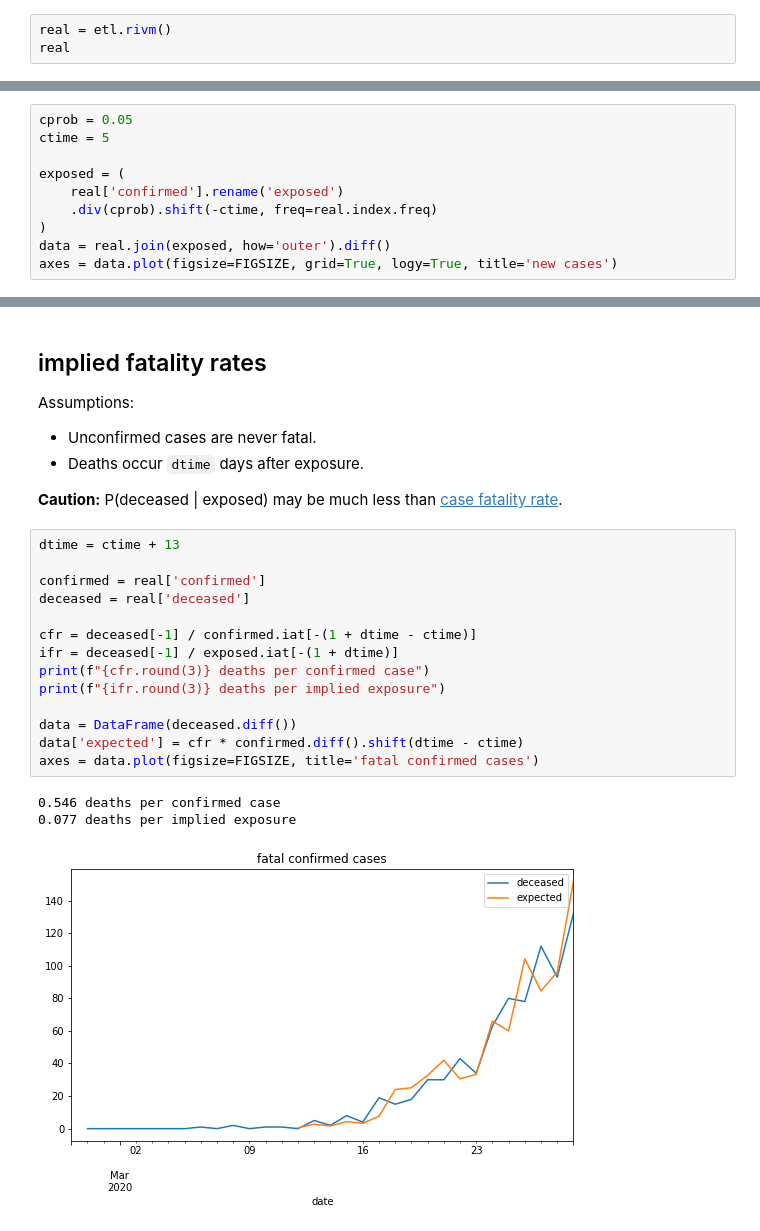
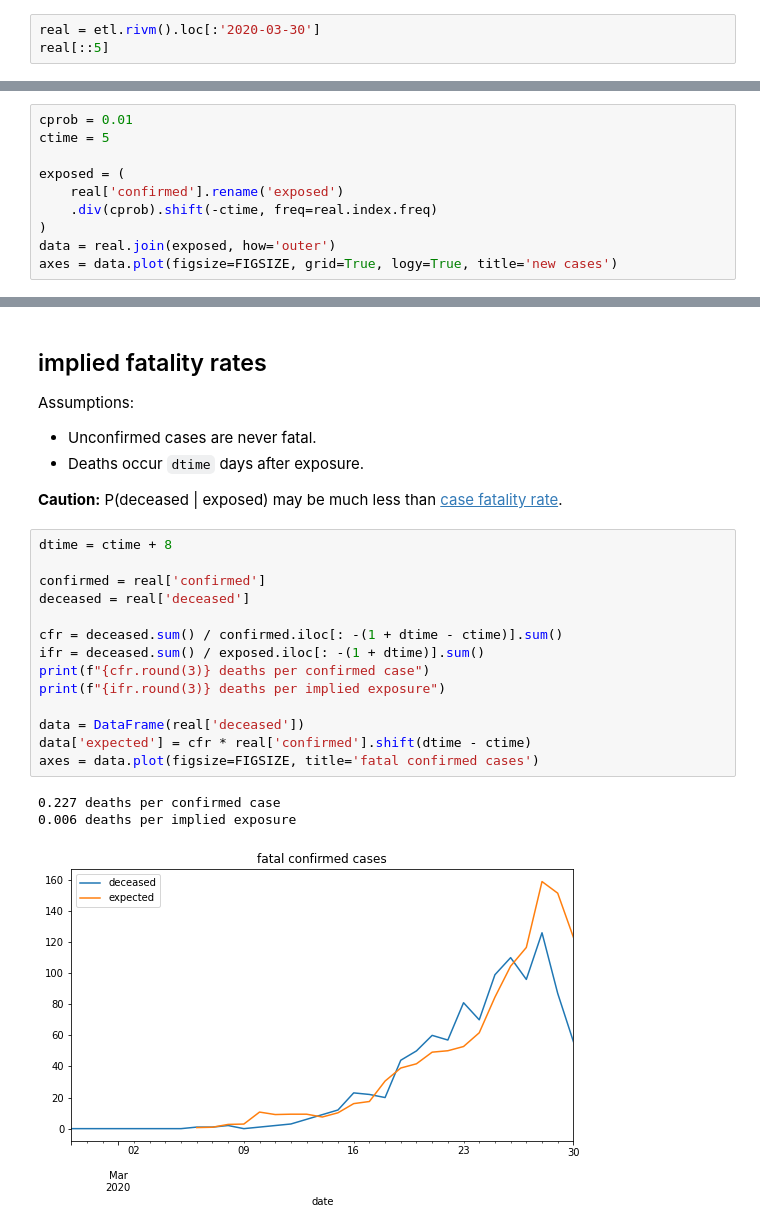
Before and after one commit to samkennerly/covid19, a Jupyter notebook: books/implied.ipynb, the cells around one changed output, grey strips where cells are left out. Drawn from its saved outputs; the diff is of its cells as text.

```diff
--- a/books/implied.ipynb
+++ b/books/implied.ipynb
@@ -21,8 +20,8 @@ Load examples from [CoronaWatchNL] via jonathandebruinos@gmail.com.
 
 [CoronaWatchNL]: https://github.com/J535D165/CoronaWatchNL
 # %%
-real = etl.rivm()
-real
+real = etl.rivm().loc[:'2020-03-30']
+real[::5]
 # %% [output]
 |  | confirmed | deceased | hospitalized |
 | date |  |  |  |
@@ -55,13 +45,13 @@ Assumptions:
 
 [prosecutor's fallacy]: https://en.wikipedia.org/wiki/Prosecutor's_fallacy
 # %%
-cprob = 0.05
+cprob = 0.01
 ctime = 5
 
 exposed = (
     real['confirmed'].rename('exposed')
     .div(cprob).shift(-ctime, freq=real.index.freq)
 )
-data = real.join(exposed, how='outer').diff()
+data = real.join(exposed, how='outer')
 axes = data.plot(figsize=FIGSIZE, grid=True, logy=True, title='new cases')
 # %% [output]
@@ -78,20 +68,20 @@ Assumptions:
 
 [case fatality rate]: https://en.wikipedia.org/wiki/Case_fatality_rate
 # %%
-dtime = ctime + 13
+dtime = ctime + 8
 
 confirmed = real['confirmed']
 deceased = real['deceased']
 
-cfr = deceased[-1] / confirmed.iat[-(1 + dtime - ctime)]
-ifr = deceased[-1] / exposed.iat[-(1 + dtime)]
+cfr = deceased.sum() / confirmed.iloc[: -(1 + dtime - ctime)].sum()
+ifr = deceased.sum() / exposed.iloc[: -(1 + dtime)].sum()
 print(f"{cfr.round(3)} deaths per confirmed case")
 print(f"{ifr.round(3)} deaths per implied exposure")
 
-data = DataFrame(deceased.diff())
-data['expected'] = cfr * confirmed.diff().shift(dtime - ctime)
+data = DataFrame(real['deceased'])
+data['expected'] = cfr * real['confirmed'].shift(dtime - ctime)
 axes = data.plot(figsize=FIGSIZE, title='fatal confirmed cases')
 # %% [output]
-0.546 deaths per confirmed case
-0.077 deaths per implied exposure
+0.227 deaths per confirmed case
+0.006 deaths per implied exposure
-[figure, old version]
+[figure, new version]
```
Also changed, not shown: parts of 5 cells of this notebook.
